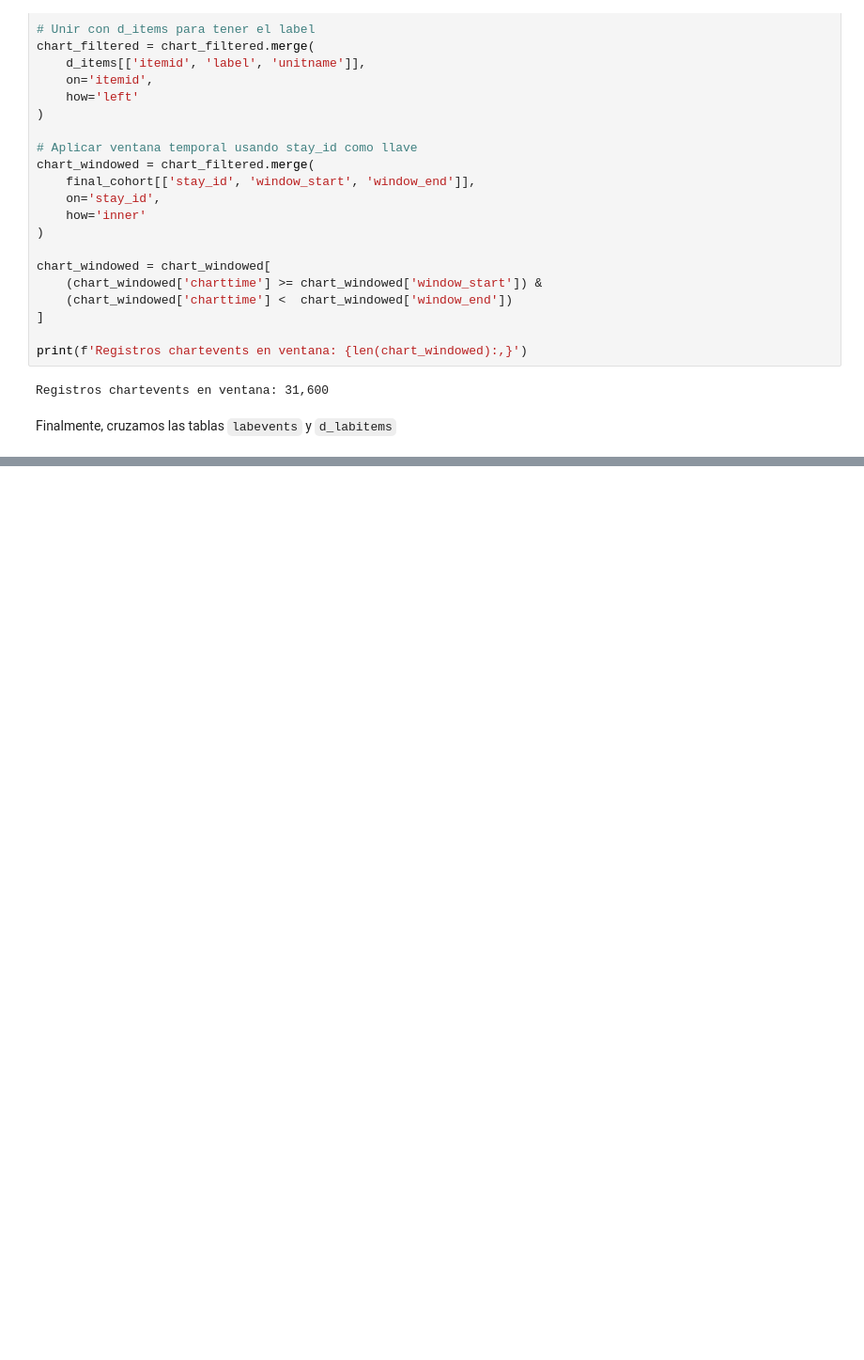
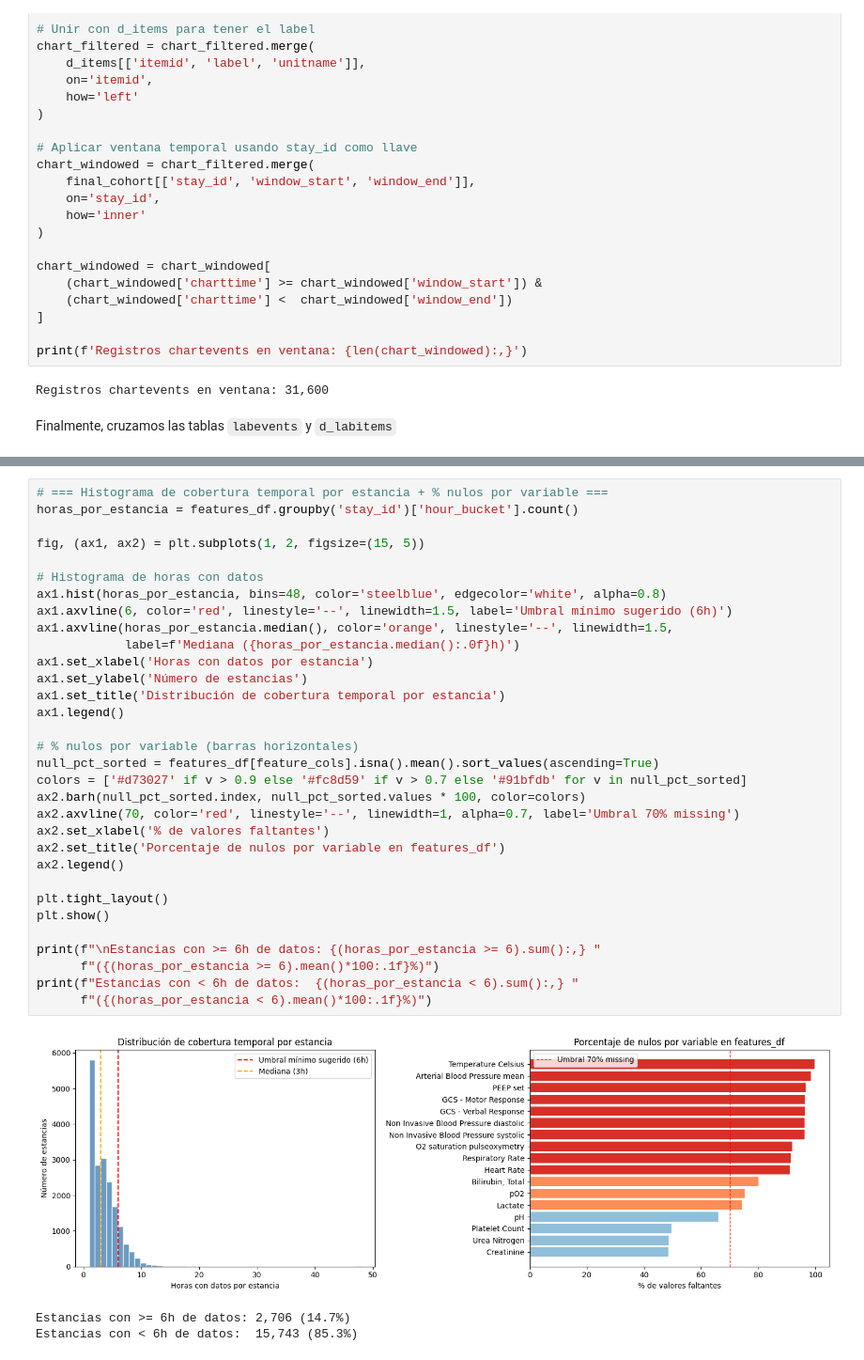
Before and after one commit to hsaddouki/DeepPulse-LSTM, a Jupyter notebook: notebooks/01_data_analysis.ipynb, the cells around one changed output, grey strips where cells are left out. Shown at 94% size. Saved outputs shown, nothing was run; the diff lists cells and outputs as text; blank space fills up the shorter version.

```diff
--- a/notebooks/01_data_analysis.ipynb
+++ b/notebooks/01_data_analysis.ipynb
@@ -577,0 +820,36 @@ print(features_df.columns.tolist())
+# %%
+# === Histograma de cobertura temporal por estancia + % nulos por variable ===
+horas_por_estancia = features_df.groupby('stay_id')['hour_bucket'].count()
+
+fig, (ax1, ax2) = plt.subplots(1, 2, figsize=(15, 5))
+
+# Histograma de horas con datos
+ax1.hist(horas_por_estancia, bins=48, color='steelblue', edgecolor='white', alpha=0.8)
+ax1.axvline(6, color='red', linestyle='--', linewidth=1.5, label='Umbral mínimo sugerido (6h)')
+ax1.axvline(horas_por_estancia.median(), color='orange', linestyle='--', linewidth=1.5,
+            label=f'Mediana ({horas_por_estancia.median():.0f}h)')
+ax1.set_xlabel('Horas con datos por estancia')
+ax1.set_ylabel('Número de estancias')
+ax1.set_title('Distribución de cobertura temporal por estancia')
+ax1.legend()
+
+# % nulos por variable (barras horizontales)
+null_pct_sorted = features_df[feature_cols].isna().mean().sort_values(ascending=True)
+colors = ['#d73027' if v > 0.9 else '#fc8d59' if v > 0.7 else '#91bfdb' for v in null_pct_sorted]
+ax2.barh(null_pct_sorted.index, null_pct_sorted.values * 100, color=colors)
+ax2.axvline(70, color='red', linestyle='--', linewidth=1, alpha=0.7, label='Umbral 70% missing')
+ax2.set_xlabel('% de valores faltantes')
+ax2.set_title('Porcentaje de nulos por variable en features_df')
+ax2.legend()
+
+plt.tight_layout()
+plt.show()
+
+print(f"\nEstancias con >= 6h de datos: {(horas_por_estancia >= 6).sum():,} "
+      f"({(horas_por_estancia >= 6).mean()*100:.1f}%)")
+print(f"Estancias con < 6h de datos:  {(horas_por_estancia < 6).sum():,} "
+      f"({(horas_por_estancia < 6).mean()*100:.1f}%)")
+# %% [output]
+[figure, added]
+Estancias con >= 6h de datos: 2,706 (14.7%)
+Estancias con < 6h de datos:  15,743 (85.3%)
```
Also changed, not shown: parts of 38 cells of this notebook.
